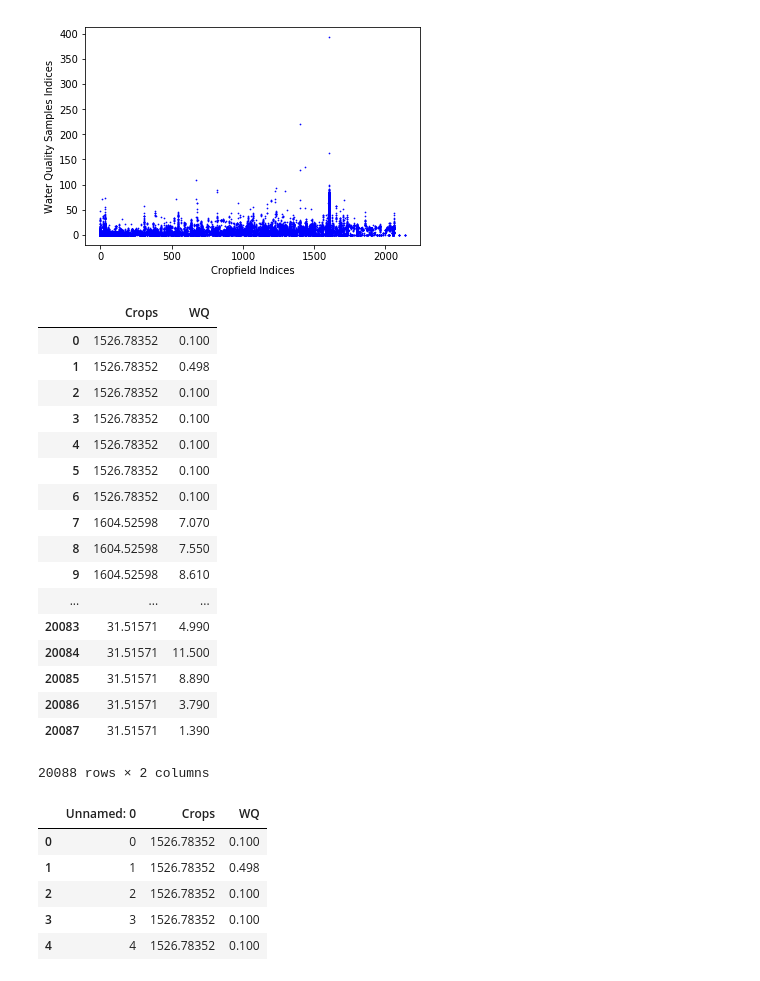
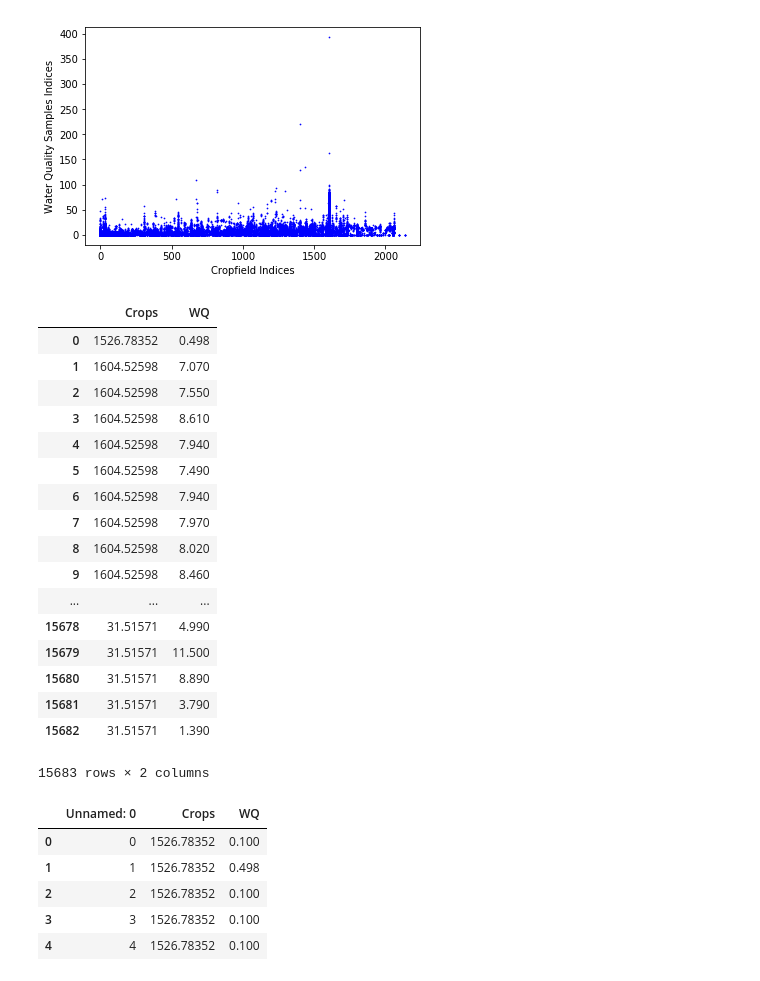
Before and after one commit to gizat/ads-ea, a Jupyter notebook: Data Pre-Processing/linear_regression_crop_water_quality.ipynb, the cells around one changed output. Saved outputs shown, nothing was run; the diff lists cells and outputs as text; code cells hidden in the pictures.

```diff
--- a/Data Pre-Processing/linear_regression_crop_water_quality.ipynb
+++ b/Data Pre-Processing/linear_regression_crop_water_quality.ipynb
@@ -117,40 +117,40 @@ Text(0, 0.5, 'Water Quality Samples Indices')
 # %%
 noisy_df = pd.DataFrame(columns=['Crops', 'WQ'])
 
 i = 0
 
 while i < len(wq_sample_point_indices):
-    if(wq_sample_point_indices[i] < 12):
+    if(wq_sample_point_indices[i] < 12 and wq_sample_point_indices[i] > 0.2):
         noisy_df = noisy_df.append({"Crops": cropfield_usage_indices.iloc[:].values[i], "WQ": wq_sample_point_indices[i]}, ignore_index=True)
 
     i = i + 1
 
 noisy_df
 
 
 # ggplot(temppp, aes(x='Crops', y='WQ')) +\
 #     geom_point() +\
 #     scale_color_brewer(type='diverging', palette=4) +\
 #     xlab("Cropfield Indices") + ylab("Water Quality Samples Indices") + ggtitle("Correlation")
 # %% [output]
 |  | Crops | WQ |
-| 0 | 1526.78352 | 0.100 |
-| 1 | 1526.78352 | 0.498 |
-| 2 | 1526.78352 | 0.100 |
-| 3 | 1526.78352 | 0.100 |
-| 4 | 1526.78352 | 0.100 |
-| 5 | 1526.78352 | 0.100 |
-| 6 | 1526.78352 | 0.100 |
-| 7 | 1604.52598 | 7.070 |
-| 8 | 1604.52598 | 7.550 |
-| 9 | 1604.52598 | 8.610 |
+| 0 | 1526.78352 | 0.498 |
+| 1 | 1604.52598 | 7.070 |
+| 2 | 1604.52598 | 7.550 |
+| 3 | 1604.52598 | 8.610 |
+| 4 | 1604.52598 | 7.940 |
+| 5 | 1604.52598 | 7.490 |
+| 6 | 1604.52598 | 7.940 |
+| 7 | 1604.52598 | 7.970 |
+| 8 | 1604.52598 | 8.020 |
+| 9 | 1604.52598 | 8.460 |
 | ... | ... | ... |
-| 20083 | 31.51571 | 4.990 |
-| 20084 | 31.51571 | 11.500 |
-| 20085 | 31.51571 | 8.890 |
-| 20086 | 31.51571 | 3.790 |
-| 20087 | 31.51571 | 1.390 |
+| 15678 | 31.51571 | 4.990 |
+| 15679 | 31.51571 | 11.500 |
+| 15680 | 31.51571 | 8.890 |
+| 15681 | 31.51571 | 3.790 |
+| 15682 | 31.51571 | 1.390 |
-20088 rows × 2 columns
+15683 rows × 2 columns
 # %%
 noisy_df.to_csv("noisy_df.csv")
 # %%
```
Also changed, not shown: parts of 8 cells of this notebook, 1 other file.
